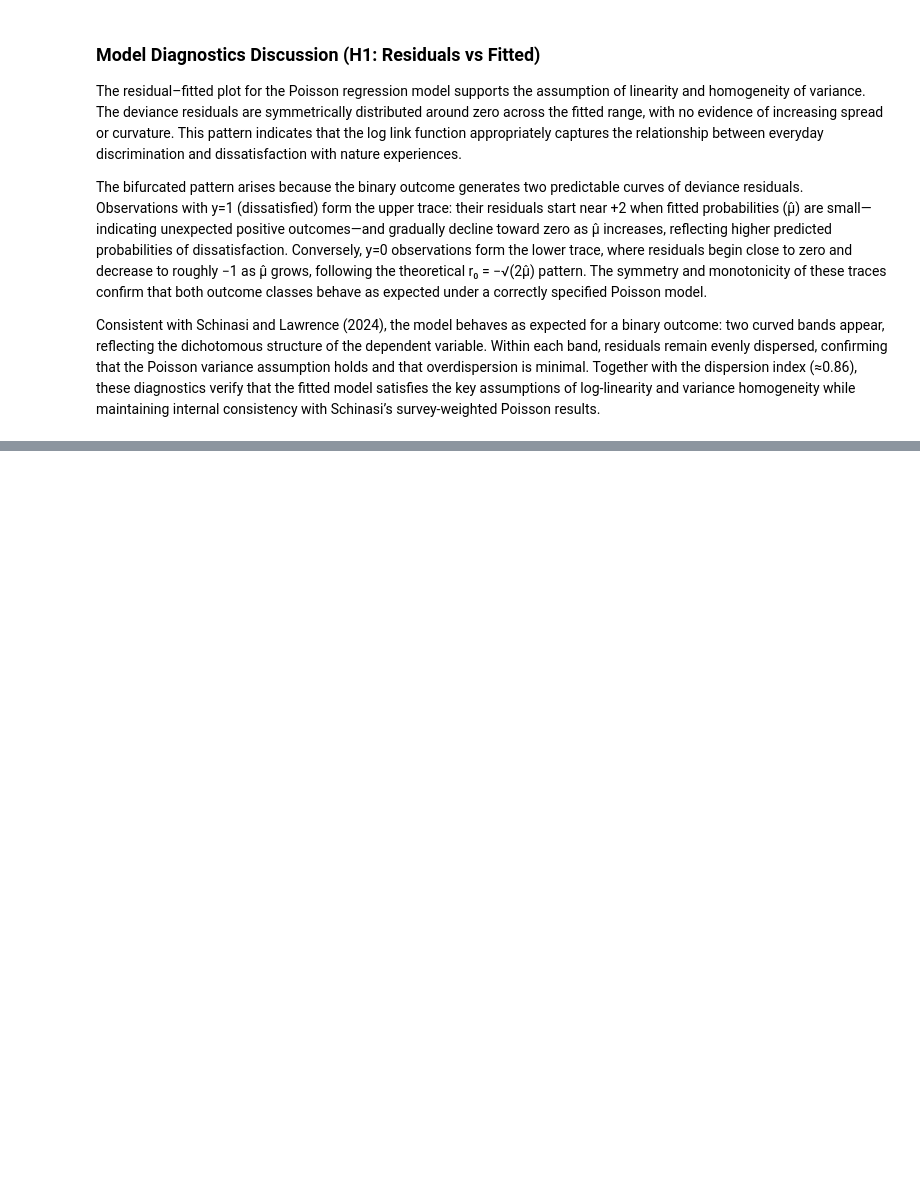
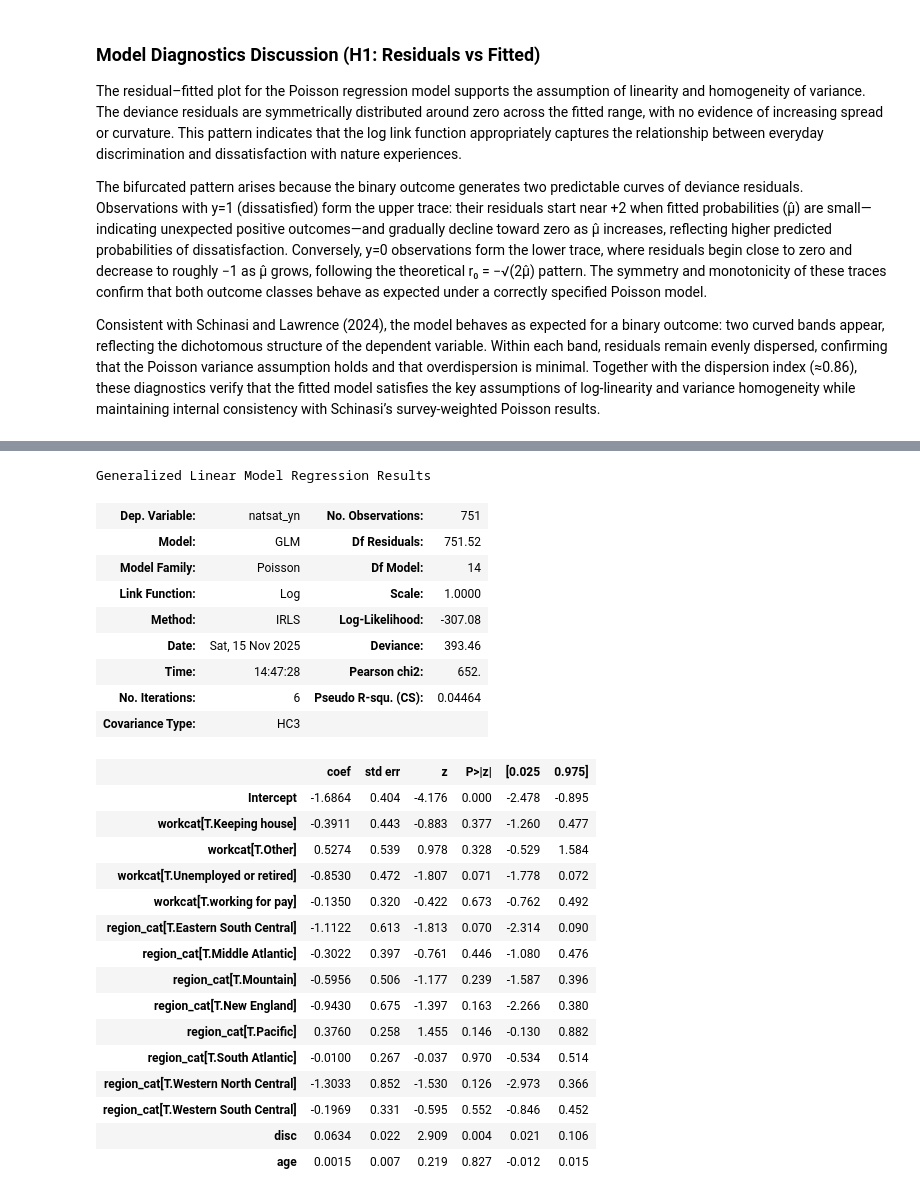
Before and after one commit to Mabus00/CSCI_6055_R, a Jupyter notebook: CSCI_6055_project.ipynb, the cells around one changed output, grey strips where cells are left out. Cells and saved outputs as stored; diff of their text form; code cells hidden in the pictures; blank space fills up the shorter version.

```diff
--- a/CSCI_6055_project.ipynb
+++ b/CSCI_6055_project.ipynb
@@ -541,2 +543,34 @@ This refitted model therefore uses the same predictors and link function while a
 
 After fitting, I will compare the new coefficients, standard errors, and dispersion index to the HC3 version to confirm that the main results remain stable.
+# %%
+# Weighted Poisson model with HC3 SEs (statsmodels-compatible)
+fit_h1_weighted = smf.glm(formula=formula, data=df_b, family=sm.families.Poisson(), freq_weights=df_b["wtssall"]).fit(cov_type="HC3")
+# %%
+fit_h1_weighted.summary()
+# %% [output]
+Generalized Linear Model Regression Results
+| Dep. Variable: | natsat_yn | No. Observations: | 751 |
+| Model: | GLM | Df Residuals: | 751.52 |
+| Model Family: | Poisson | Df Model: | 14 |
+| Link Function: | Log | Scale: | 1.0000 |
+| Method: | IRLS | Log-Likelihood: | -307.08 |
+| Date: | Sat, 15 Nov 2025 | Deviance: | 393.46 |
+| Time: | 14:47:28 | Pearson chi2: | 652. |
+| No. Iterations: | 6 | Pseudo R-squ. (CS): | 0.04464 |
+| Covariance Type: | HC3 |  |  |
+|  | coef | std err | z | P>|z| | [0.025 | 0.975] |
+| Intercept | -1.6864 | 0.404 | -4.176 | 0.000 | -2.478 | -0.895 |
+| workcat[T.Keeping house] | -0.3911 | 0.443 | -0.883 | 0.377 | -1.260 | 0.477 |
+| workcat[T.Other] | 0.5274 | 0.539 | 0.978 | 0.328 | -0.529 | 1.584 |
+| workcat[T.Unemployed or retired] | -0.8530 | 0.472 | -1.807 | 0.071 | -1.778 | 0.072 |
+| workcat[T.working for pay] | -0.1350 | 0.320 | -0.422 | 0.673 | -0.762 | 0.492 |
+| region_cat[T.Eastern South Central] | -1.1122 | 0.613 | -1.813 | 0.070 | -2.314 | 0.090 |
+| region_cat[T.Middle Atlantic] | -0.3022 | 0.397 | -0.761 | 0.446 | -1.080 | 0.476 |
+| region_cat[T.Mountain] | -0.5956 | 0.506 | -1.177 | 0.239 | -1.587 | 0.396 |
+| region_cat[T.New England] | -0.9430 | 0.675 | -1.397 | 0.163 | -2.266 | 0.380 |
+| region_cat[T.Pacific] | 0.3760 | 0.258 | 1.455 | 0.146 | -0.130 | 0.882 |
+| region_cat[T.South Atlantic] | -0.0100 | 0.267 | -0.037 | 0.970 | -0.534 | 0.514 |
+| region_cat[T.Western North Central] | -1.3033 | 0.852 | -1.530 | 0.126 | -2.973 | 0.366 |
+| region_cat[T.Western South Central] | -0.1969 | 0.331 | -0.595 | 0.552 | -0.846 | 0.452 |
+| disc | 0.0634 | 0.022 | 2.909 | 0.004 | 0.021 | 0.106 |
+| age | 0.0015 | 0.007 | 0.219 | 0.827 | -0.012 | 0.015 |
```
Also changed, not shown: parts of 15 cells of this notebook.
